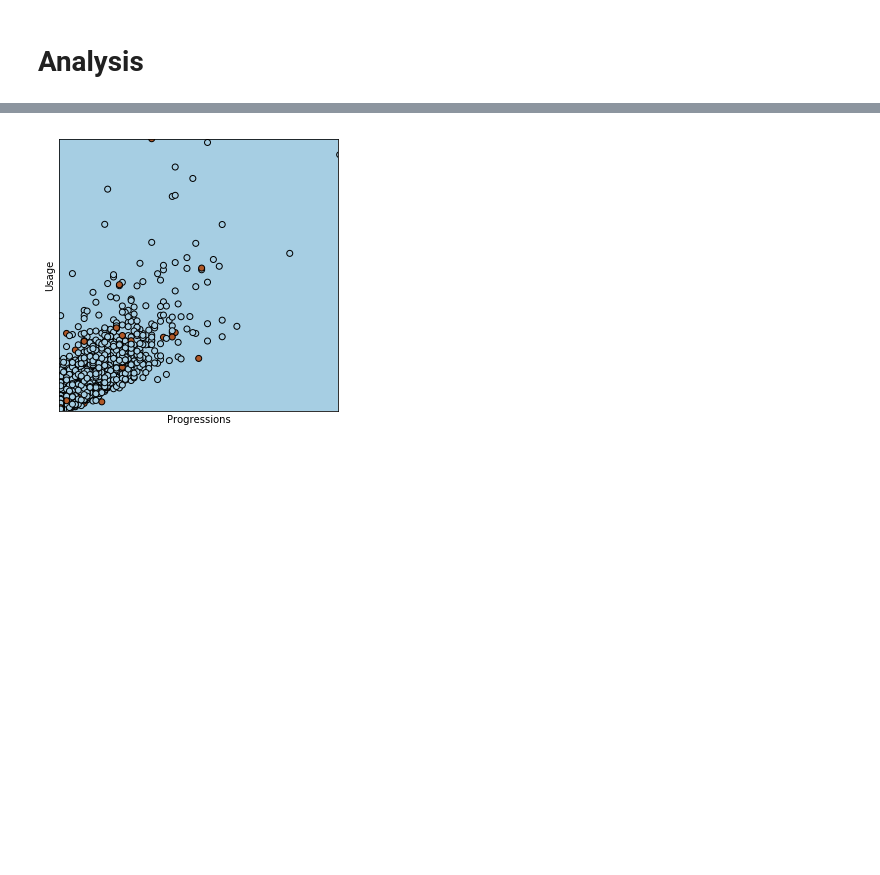
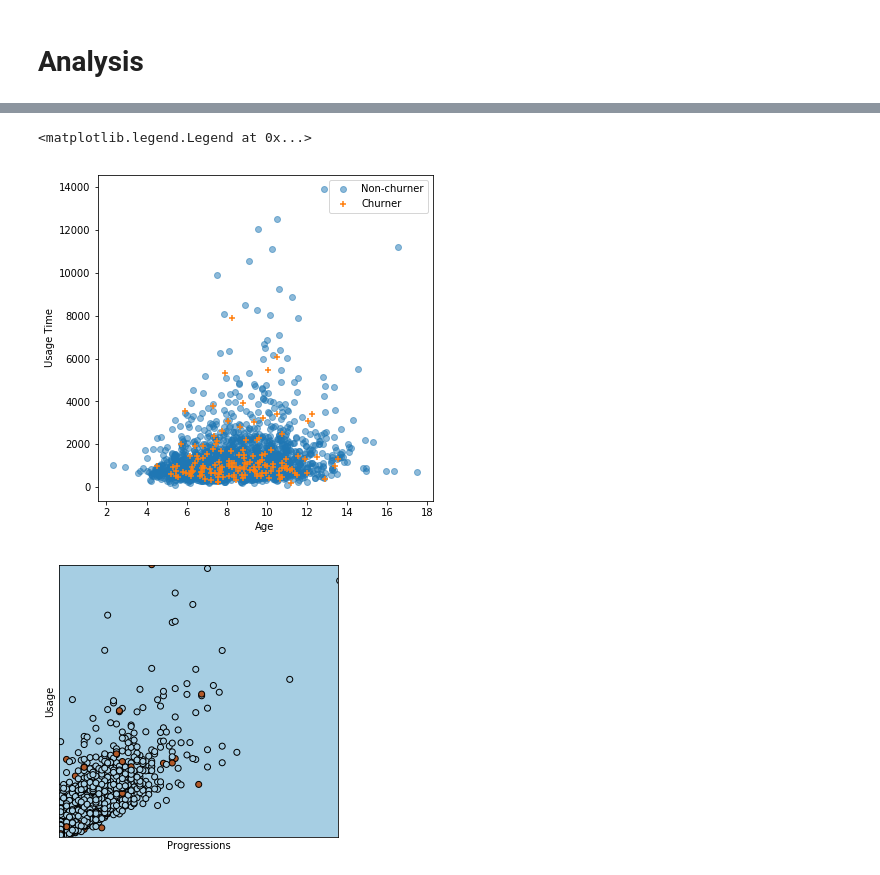
Before and after one commit to vicaws/Whizz, a Jupyter notebook: Code/Churn/Churn/NB_FeatureEngineering.ipynb, the cells around one changed output, grey strips where cells are left out. Cells and saved outputs as stored; diff of their text form; code cells hidden in the pictures; blank space fills up the shorter version.

```diff
--- a/Code/Churn/Churn/NB_FeatureEngineering.ipynb
+++ b/Code/Churn/Churn/NB_FeatureEngineering.ipynb
@@ -89,2 +79,20 @@ ftr.df_features_
 # %% [markdown]
 # Analysis
+# %%
+study_month = 5
+
+df_features = ftr.df_features_
+
+# Abstract information of the studying customer month only
+df_features1 = df_features[df_features['customer_month']==study_month]
+
+# Usage
+time_taken = df_features1.time_taken_complete + df_features1.time_taken_incomplete
+df_features1 = df_features1.assign(time_taken=time_taken)
+usage = df_features1.groupby(level=0)['time_taken'].sum()
+
+# Progress
+progress = df_features1.groupby(level=0)['progressions_delta'].sum()
+
+# Age
+age = df_features1.groupby(level=0)['age'].mean()
@@ -128,3 +205,29 @@ ax.legend()
+# %%
+
+usage_progress = usage / progress
+
+df_agg = pd.DataFrame({'age': age, 'usage': usage_progress})
+
+df_agg['next_month_cancel'] = 0
+df_agg.loc[df_agg.index.isin(pupils_nextMonthCancel), 'next_month_cancel'] = 1
+
+churner = df_agg[df_agg['next_month_cancel']==1]
+nonchurner = df_agg[df_agg['next_month_cancel']==0]
+
+fig = plt.figure(figsize=(6,6))
+
+ax = fig.add_subplot(111)
+
+ax.scatter(nonchurner.age, nonchurner.usage, alpha=0.5, label='Non-churner')
+ax.scatter(churner.age, churner.usage, marker='+', label='Churner')
+ax.set_xlabel('Age')
+ax.set_ylabel('Usage Time')
+#ax.set_xscale('log')
+#ax.set_yscale('log')
+ax.legend()
+# %% [output]
+<matplotlib.legend.Legend at 0x...>
+[figure, added]
 # %%
 from sklearn import linear_model
 # %%
```
Also changed, not shown: parts of 8 cells of this notebook, 5 other files.
